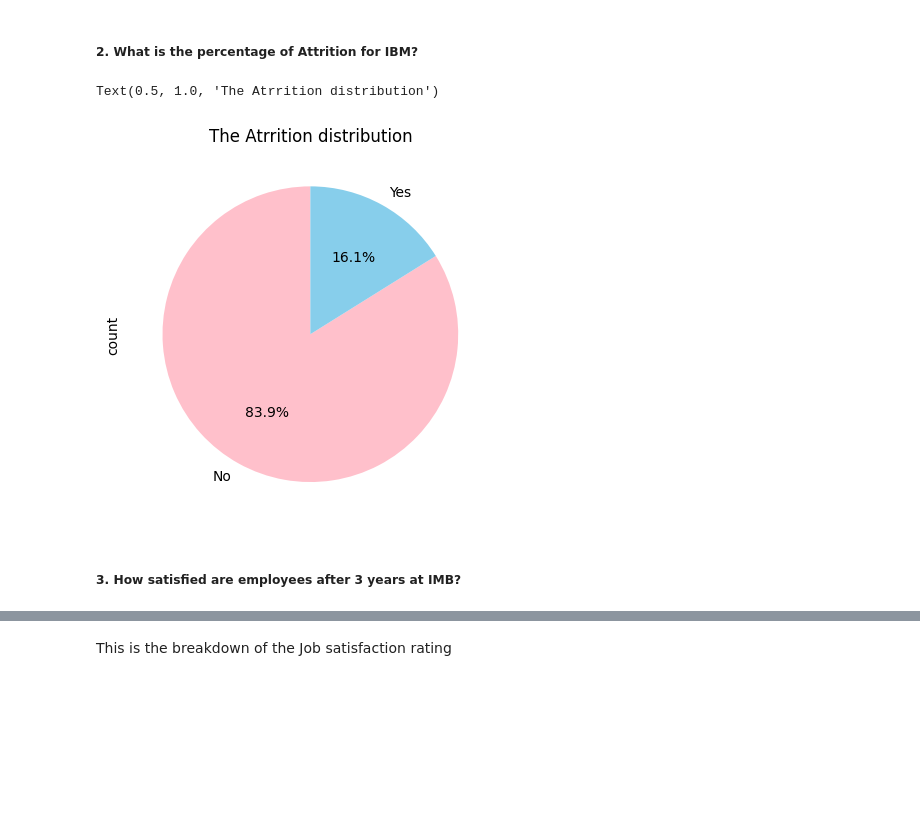
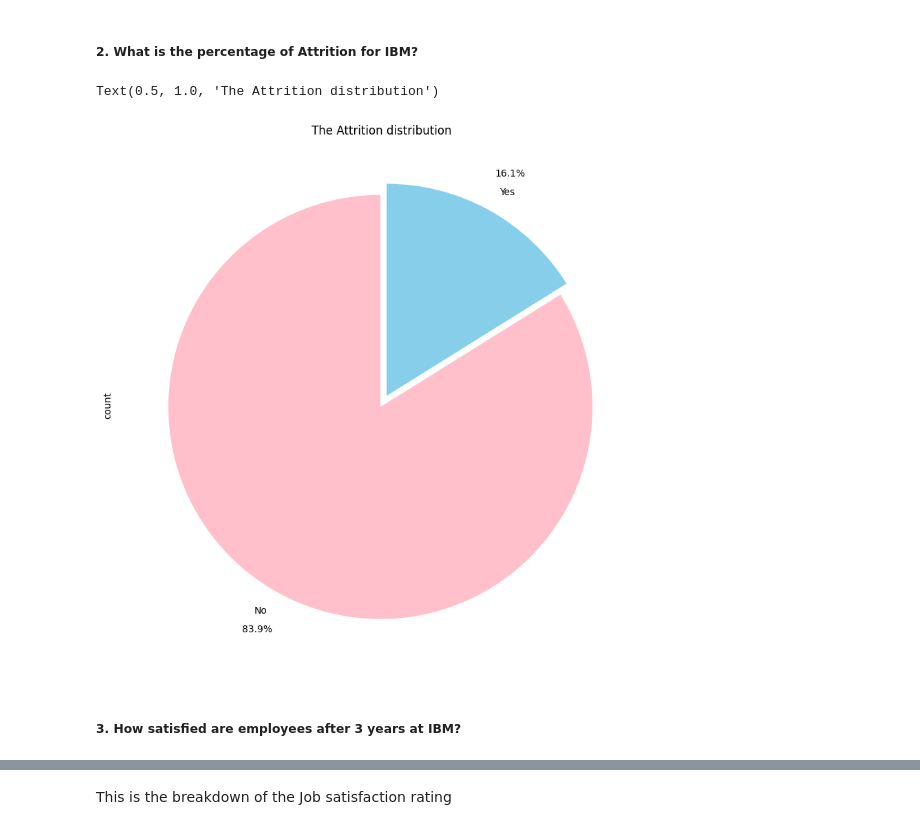
Before and after one commit to coderacheal/IBM-Attrition-Prediction, a Jupyter notebook: notebook.ipynb, the cells around one changed output, grey strips where cells are left out. Drawn from its saved outputs; the diff is of its cells as text; code cells hidden in the pictures; blank space fills up the shorter version.

```diff
--- a/notebook.ipynb
+++ b/notebook.ipynb
@@ -285,10 +292,11 @@ grouped_data
 # %% [markdown]
 ##### 2. What is the percentage of Attrition for IBM?
 # %%
-df['Attrition'].value_counts().plot.pie(startangle=90, colors=['pink', 'skyblue'], autopct='%1.1f%%')
-plt.title('The Atrrition distribution')
+plt.figure(figsize=(10, 10))
+df['Attrition'].value_counts().plot.pie(startangle=90, colors=['pink', 'skyblue'], autopct='%1.1f%%', explode=(0.01, 0.05), pctdistance=1.2)
+plt.title('The Attrition distribution')
 # %% [output]
-Text(0.5, 1.0, 'The Atrrition distribution')
+Text(0.5, 1.0, 'The Attrition distribution')
-[figure, old version]
+[figure, new version]
 # %% [markdown]
-##### 3. How satisfied are employees after 3 years at IMB?
+##### 3. How satisfied are employees after 3 years at IBM?
```
Also changed, not shown: parts of 24 cells of this notebook, 1 other file.
